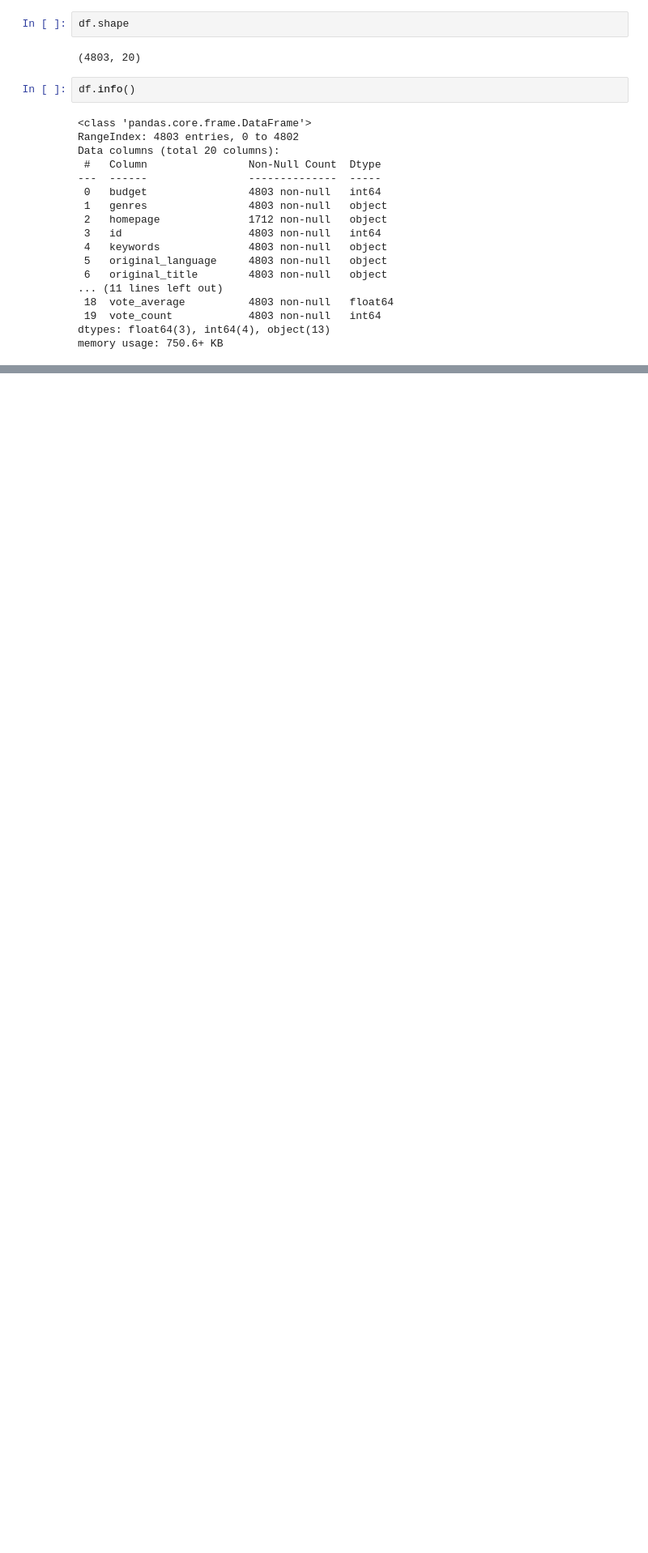
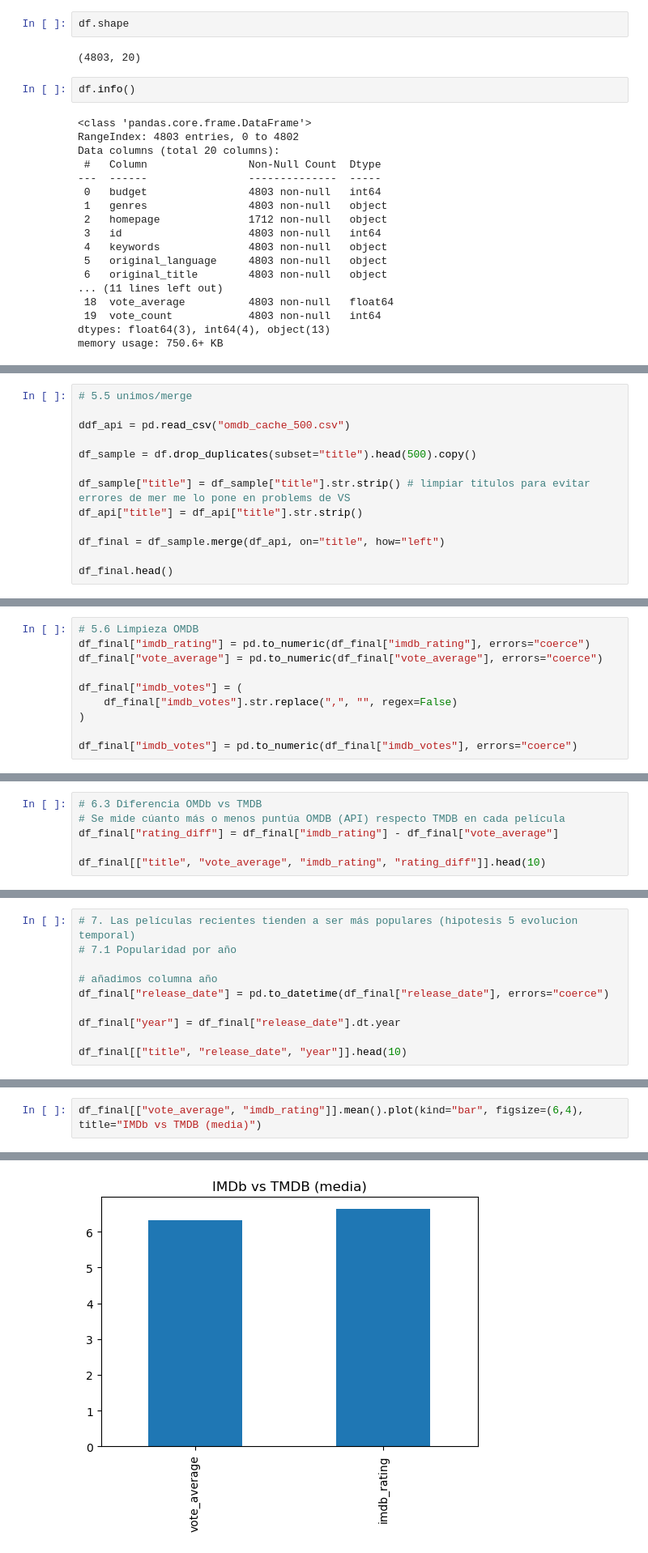
Before and after one commit to carmenlnr/data-wrangling-project-films, a Jupyter notebook: Notebook.ipynb, the cells around one changed output, grey strips where cells are left out. Shown at 81% size. Saved outputs shown, nothing was run; the diff lists cells and outputs as text; blank space fills up the shorter version.

```diff
--- a/Notebook.ipynb
+++ b/Notebook.ipynb
@@ -373,0 +415,13 @@ df_final.head()
+# %%
+# 5.5 unimos/merge
+
+ddf_api = pd.read_csv("omdb_cache_500.csv")
+
+df_sample = df.drop_duplicates(subset="title").head(500).copy()
+
+df_sample["title"] = df_sample["title"].str.strip() # limpiar titulos para evitar errores de mer me lo pone en problems de VS
+df_api["title"] = df_api["title"].str.strip()
+
+df_final = df_sample.merge(df_api, on="title", how="left")
+
+df_final.head()
@@ -373,0 +436,10 @@ df_final.head()
+# %%
+# 5.6 Limpieza OMDB
+df_final["imdb_rating"] = pd.to_numeric(df_final["imdb_rating"], errors="coerce")
+df_final["vote_average"] = pd.to_numeric(df_final["vote_average"], errors="coerce")
+
+df_final["imdb_votes"] = (
+    df_final["imdb_votes"].str.replace(",", "", regex=False)
+)
+
+df_final["imdb_votes"] = pd.to_numeric(df_final["imdb_votes"], errors="coerce")
@@ -373,0 +530,6 @@ df_final.head()
+# %%
+# 6.3 Diferencia OMDb vs TMDB
+# Se mide cúanto más o menos puntúa OMDB (API) respecto TMDB en cada película
+df_final["rating_diff"] = df_final["imdb_rating"] - df_final["vote_average"]
+
+df_final[["title", "vote_average", "imdb_rating", "rating_diff"]].head(10)
@@ -373,0 +596,10 @@ df_final.head()
+# %%
+# 7. Las películas recientes tienden a ser más populares (hipotesis 5 evolucion temporal)
+# 7.1 Popularidad por año
+
+# añadimos columna año
+df_final["release_date"] = pd.to_datetime(df_final["release_date"], errors="coerce")
+
+df_final["year"] = df_final["release_date"].dt.year
+
+df_final[["title", "release_date", "year"]].head(10)
@@ -373,0 +668,3 @@ df_final.head()
+# %%
+df_final[["vote_average", "imdb_rating"]].mean().plot(kind="bar", figsize=(6,4), title="IMDb vs TMDB (media)")
+# %% [output]
@@ -373,0 +672 @@ df_final.head()
+[figure, added]
```
Also changed, not shown: parts of 61 cells of this notebook, 3 other files.
